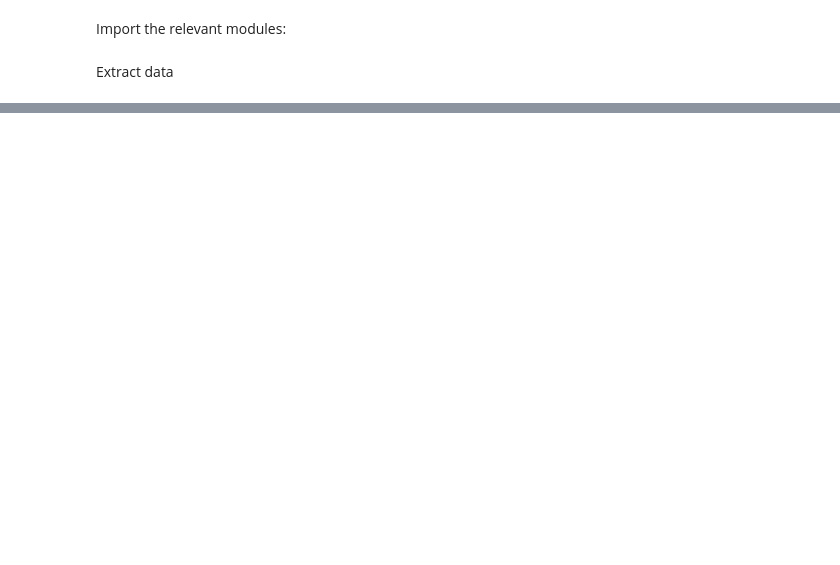
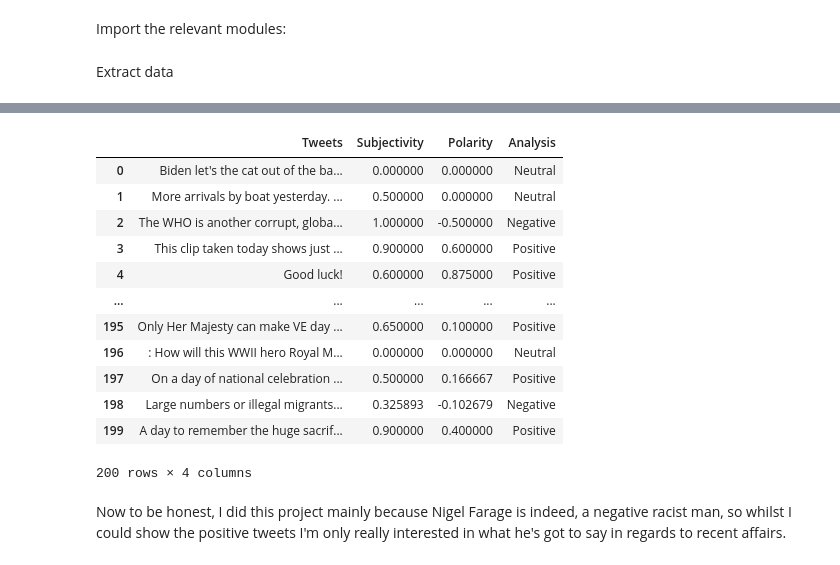
Before and after one commit to j-hussain/NFNLP, a Jupyter notebook: main.ipynb, the cells around one changed output, grey strips where cells are left out. Drawn from its saved outputs; the diff is of its cells as text; code cells hidden in the pictures; blank space fills up the shorter version.

```diff
--- a/main.ipynb
+++ b/main.ipynb
@@ -54,0 +141,32 @@ data_frame = pd.DataFrame([each_tweet.full_text for each_tweet in tweets], colum
+# %%
+# Numerical scores are easy to interpret if you know how polarity is measured
+# A simple function will class the tweets as positive or negative
+
+def classify_tweet(polarity_score):
+    if polarity_score == 0:
+        return "Neutral"
+    elif polarity_score > 0:
+        return "Positive"
+    else:
+        return "Negative"
+
+data_frame["Analysis"] = data_frame["Polarity"].apply(classify_tweet)
+
+# Show data frame with new column
+data_frame
+# %% [output]
+|  | Tweets | Subjectivity | Polarity | Analysis |
+| 0 | Biden let's the cat out of the ba... | 0.000000 | 0.000000 | Neutral |
+| 1 | More arrivals by boat yesterday. ... | 0.500000 | 0.000000 | Neutral |
+| 2 | The WHO is another corrupt, globa... | 1.000000 | -0.500000 | Negative |
+| 3 | This clip taken today shows just ... | 0.900000 | 0.600000 | Positive |
+| 4 | Good luck! | 0.600000 | 0.875000 | Positive |
+| ... | ... | ... | ... | ... |
+| 195 | Only Her Majesty can make VE day ... | 0.650000 | 0.100000 | Positive |
+| 196 | : How will this WWII hero Royal M... | 0.000000 | 0.000000 | Neutral |
+| 197 | On a day of national celebration ... | 0.500000 | 0.166667 | Positive |
+| 198 | Large numbers or illegal migrants... | 0.325893 | -0.102679 | Negative |
+| 199 | A day to remember the huge sacrif... | 0.900000 | 0.400000 | Positive |
+200 rows × 4 columns
+# %% [markdown]
+Now to be honest, I did this project mainly because Nigel Farage is indeed, a negative racist man, so whilst I could show the positive tweets I'm only really interested in what he's got to say in regards to recent affairs.
```
Also changed, not shown: parts of 12 cells of this notebook.
